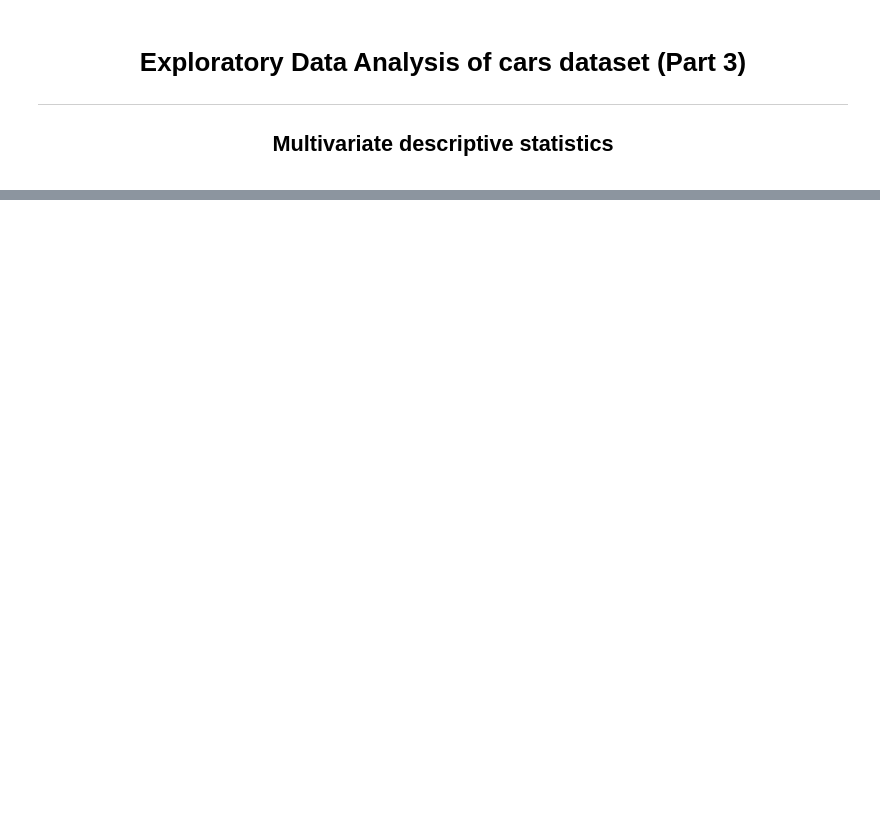
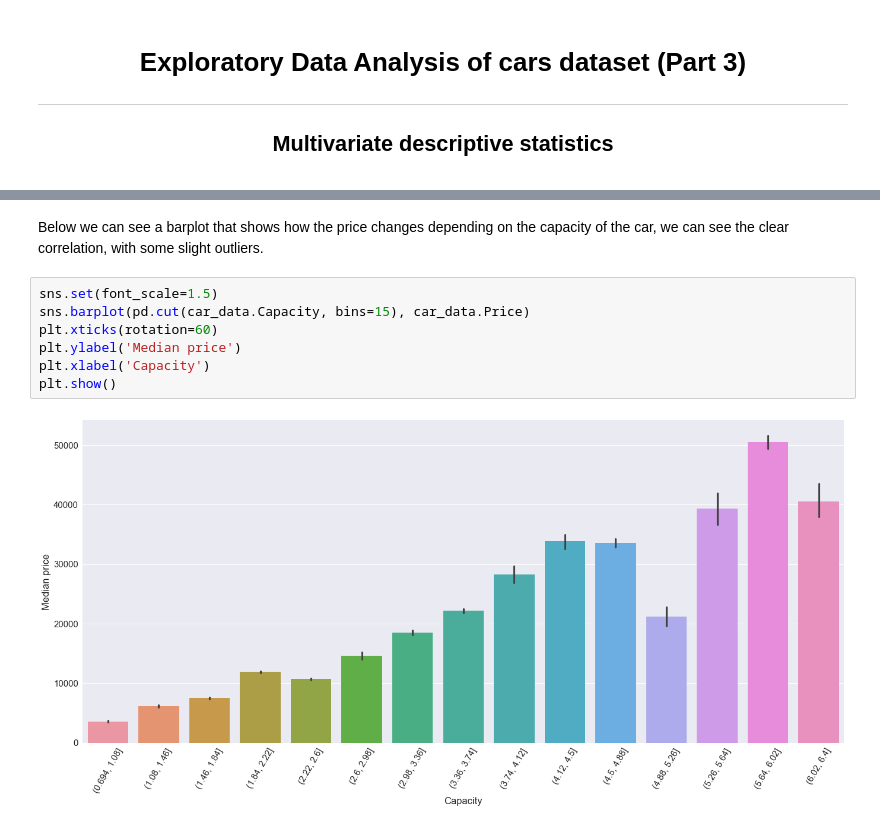
Before and after one commit to Danchesko/car-price-ML, a Jupyter notebook: project-report/01.3-Exploratory-Data-Analysis.ipynb, the cells around one changed output, grey strips where cells are left out. Drawn from its saved outputs; the diff is of its cells as text; blank space fills up the shorter version.

```diff
--- a/project-report/01.3-Exploratory-Data-Analysis.ipynb
+++ b/project-report/01.3-Exploratory-Data-Analysis.ipynb
@@ -6,0 +74,11 @@
+# %% [markdown]
+Below we can see a barplot that shows how the price changes depending on the capacity of the car, we can see the clear correlation, with some slight outliers.
+# %%
+sns.set(font_scale=1.5)
+sns.barplot(pd.cut(car_data.Capacity, bins=15), car_data.Price)
+plt.xticks(rotation=60)
+plt.ylabel('Median price')
+plt.xlabel('Capacity')
+plt.show()
+# %% [output]
+[figure, added]
```
Also changed, not shown: parts of 33 cells of this notebook, 1 other file.
